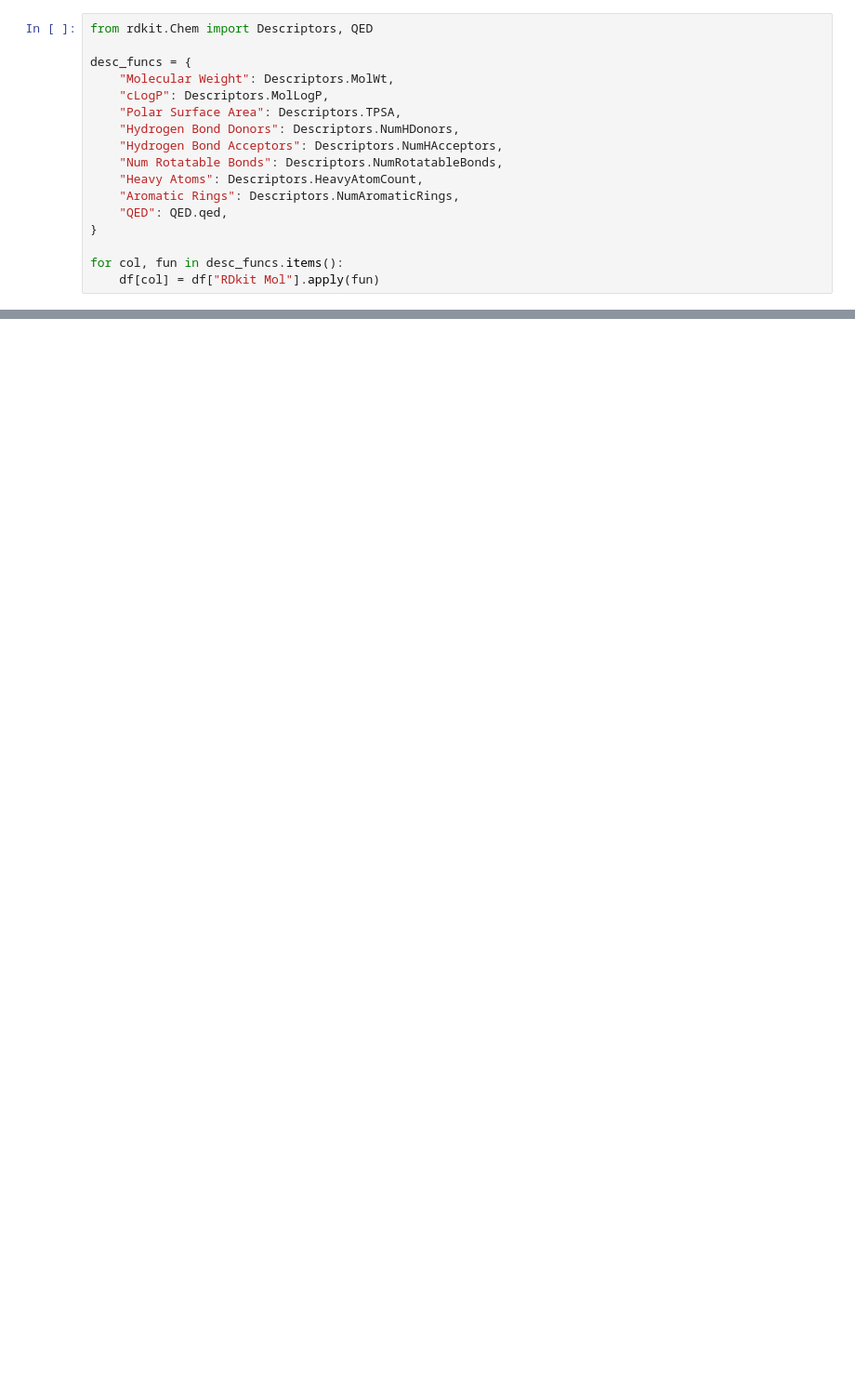
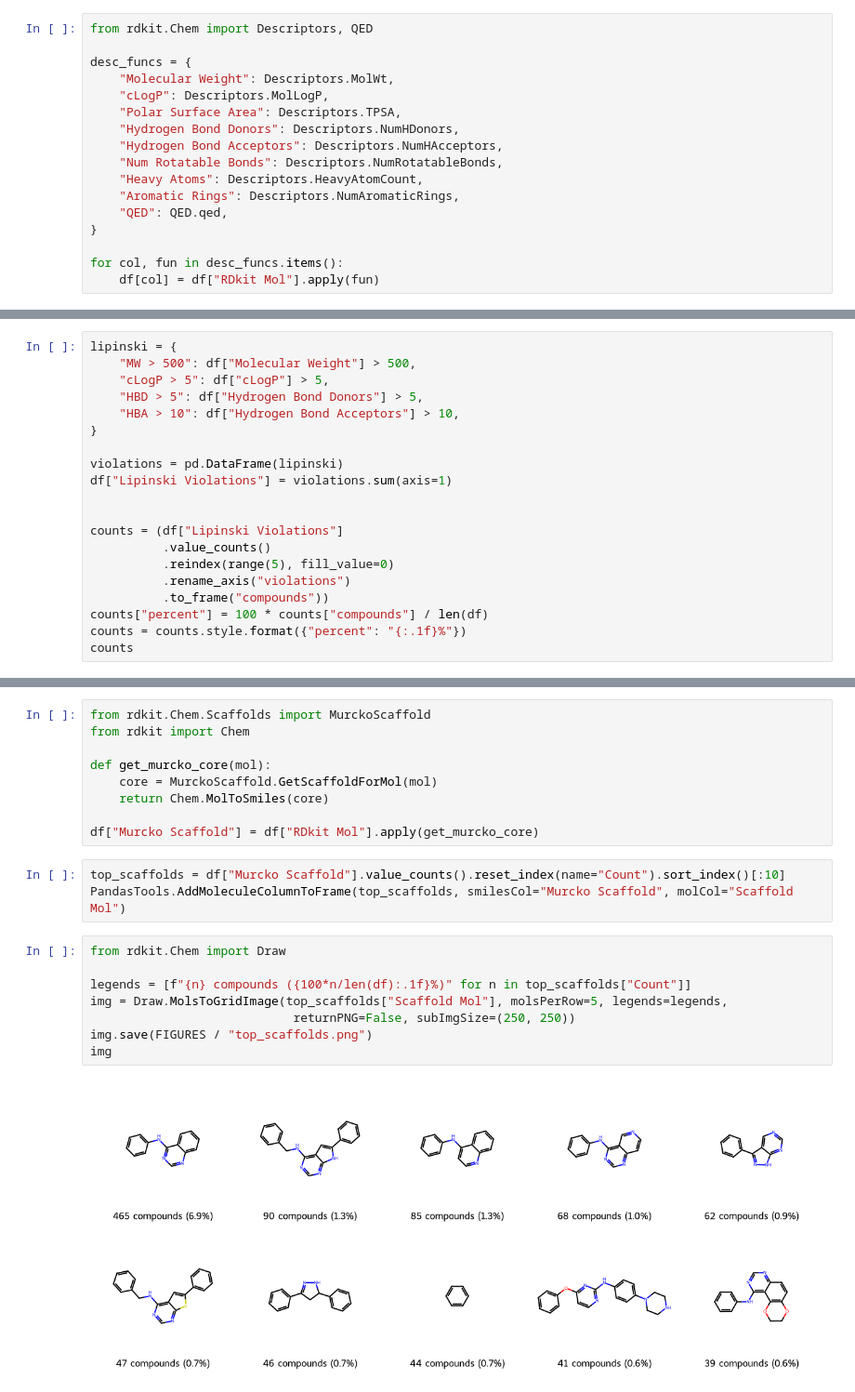
Before and after one commit to chabi-fin/EGFR-benchmark, a Jupyter notebook: notebooks/cheminformatics.ipynb, the cells around one changed output, grey strips where cells are left out. Shown at 93% size. Drawn from its saved outputs; the diff is of its cells as text; blank space fills up the shorter version.

```diff
--- a/notebooks/cheminformatics.ipynb
+++ b/notebooks/cheminformatics.ipynb
@@ -59,0 +82,20 @@ fig.tight_layout()
+# %%
+lipinski = {
+    "MW > 500": df["Molecular Weight"] > 500,
+    "cLogP > 5": df["cLogP"] > 5,
+    "HBD > 5": df["Hydrogen Bond Donors"] > 5,
+    "HBA > 10": df["Hydrogen Bond Acceptors"] > 10,
+}
+
+violations = pd.DataFrame(lipinski)
+df["Lipinski Violations"] = violations.sum(axis=1)
+
+
+counts = (df["Lipinski Violations"]
+          .value_counts()
+          .reindex(range(5), fill_value=0)
+          .rename_axis("violations")
+          .to_frame("compounds"))
+counts["percent"] = 100 * counts["compounds"] / len(df)
+counts = counts.style.format({"percent": "{:.1f}%"})
+counts
@@ -59,0 +160,22 @@ fig.tight_layout()
+# %%
+from rdkit.Chem.Scaffolds import MurckoScaffold
+from rdkit import Chem
+
+def get_murcko_core(mol):
+    core = MurckoScaffold.GetScaffoldForMol(mol)
+    return Chem.MolToSmiles(core)
+
+df["Murcko Scaffold"] = df["RDkit Mol"].apply(get_murcko_core)
+# %%
+top_scaffolds = df["Murcko Scaffold"].value_counts().reset_index(name="Count").sort_index()[:10]
+PandasTools.AddMoleculeColumnToFrame(top_scaffolds, smilesCol="Murcko Scaffold", molCol="Scaffold Mol")
+# %%
+from rdkit.Chem import Draw
+
+legends = [f"{n} compounds ({100*n/len(df):.1f}%)" for n in top_scaffolds["Count"]]
+img = Draw.MolsToGridImage(top_scaffolds["Scaffold Mol"], molsPerRow=5, legends=legends,
+                            returnPNG=False, subImgSize=(250, 250))
+img.save(FIGURES / "top_scaffolds.png")
+img
+# %% [output]
+[figure, added]
```
Also changed, not shown: parts of 32 cells of this notebook, 11 other files.
